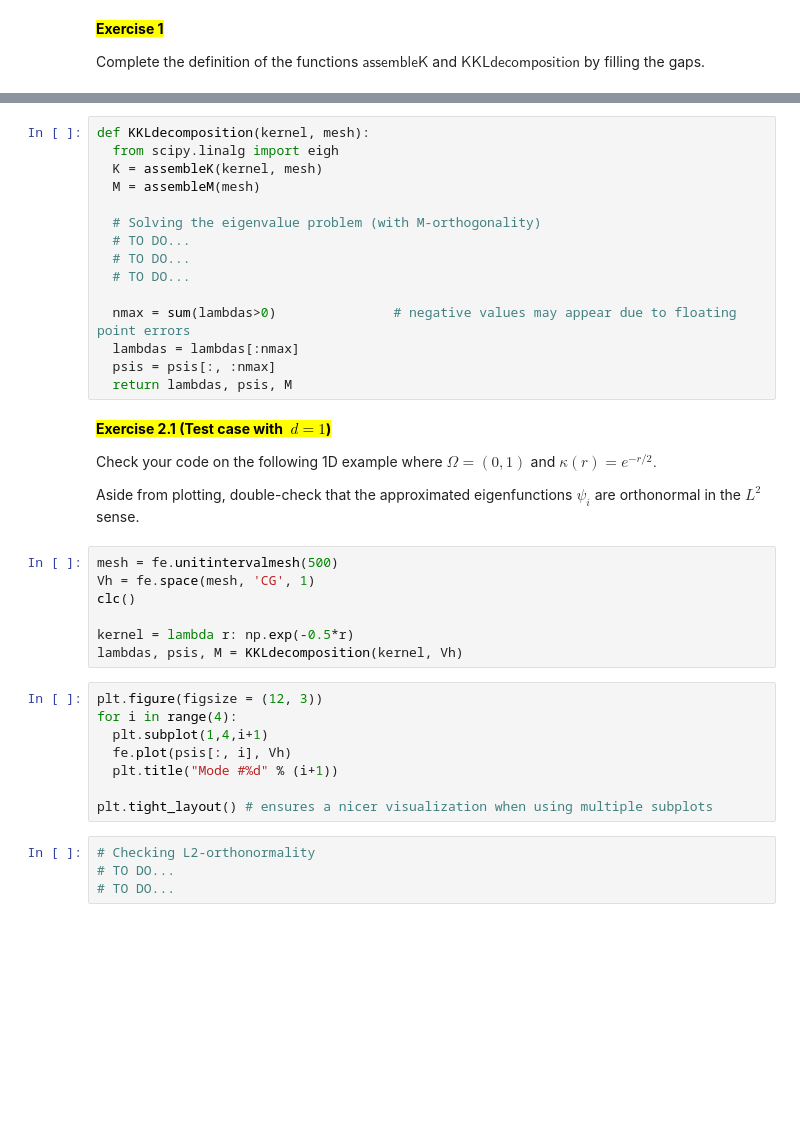
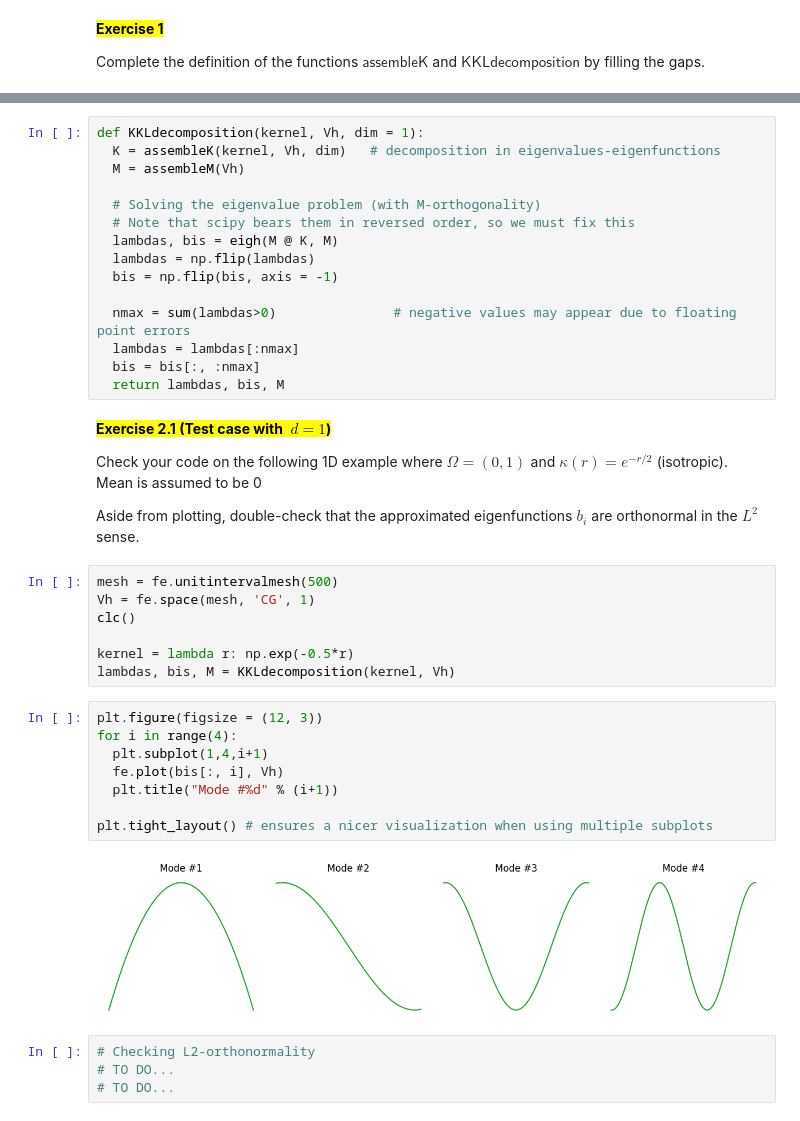
Before and after one commit to lordPachy/hpcengineering, a Jupyter notebook: Computational Statistics/04_random_fields.ipynb, the cells around one changed output, grey strips where cells are left out. Drawn from its saved outputs; the diff is of its cells as text; blank space fills up the shorter version.

```diff
--- a/Computational Statistics/04_random_fields.ipynb
+++ b/Computational Statistics/04_random_fields.ipynb
@@ -166,39 +226,42 @@ def assembleK(k, Vh):
 # %%
-def KKLdecomposition(kernel, mesh):
-  from scipy.linalg import eigh
-  K = assembleK(kernel, mesh)
-  M = assembleM(mesh)
+def KKLdecomposition(kernel, Vh, dim = 1):
+  K = assembleK(kernel, Vh, dim)   # decomposition in eigenvalues-eigenfunctions
+  M = assembleM(Vh)
 
   # Solving the eigenvalue problem (with M-orthogonality)
-  # TO DO...
-  # TO DO...
-  # TO DO...
+  # Note that scipy bears them in reversed order, so we must fix this
+  lambdas, bis = eigh(M @ K, M)
+  lambdas = np.flip(lambdas)
+  bis = np.flip(bis, axis = -1)
 
   nmax = sum(lambdas>0)               # negative values may appear due to floating point errors
   lambdas = lambdas[:nmax]
-  psis = psis[:, :nmax]
-  return lambdas, psis, M
+  bis = bis[:, :nmax]
+  return lambdas, bis, M
 # %% [markdown]
 <mark>**Exercise 2.1 (Test case with $\;d=1$)**</mark></br>
 
-Check your code on the following 1D example where $\Omega=(0,1)$ and $\kappa(r)=e^{-r/2}.$
+Check your code on the following 1D example where $\Omega=(0,1)$ and $\kappa(r)=e^{-r/2} $ (isotropic).\
+Mean is assumed to be 0
 
-Aside from plotting, double-check that the approximated eigenfunctions $\psi_i$ are orthonormal in the $L^{2}$ sense.
+Aside from plotting, double-check that the approximated eigenfunctions $b_i$ are orthonormal in the $L^{2}$ sense.
 # %%
 mesh = fe.unitintervalmesh(500)
 Vh = fe.space(mesh, 'CG', 1)
 clc()
 
 kernel = lambda r: np.exp(-0.5*r)
-lambdas, psis, M = KKLdecomposition(kernel, Vh)
+lambdas, bis, M = KKLdecomposition(kernel, Vh)
 # %%
 plt.figure(figsize = (12, 3))
 for i in range(4):
   plt.subplot(1,4,i+1)
-  fe.plot(psis[:, i], Vh)
+  fe.plot(bis[:, i], Vh)
   plt.title("Mode #%d" % (i+1))
 
 plt.tight_layout() # ensures a nicer visualization when using multiple subplots
+# %% [output]
+[figure, added]
 # %%
 # Checking L2-orthonormality
 # TO DO...
```
Also changed, not shown: parts of 37 cells of this notebook.
